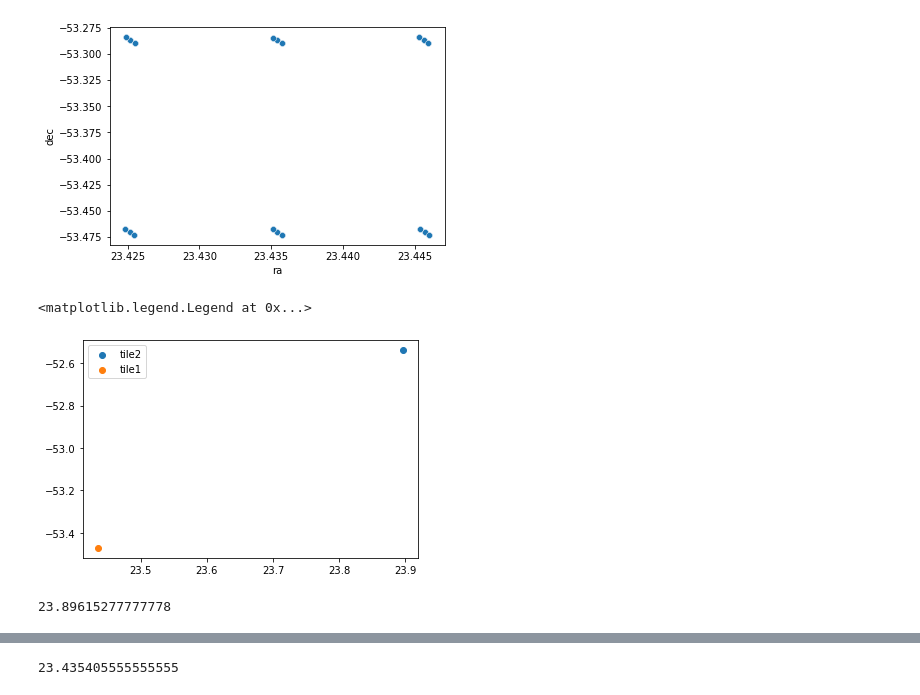
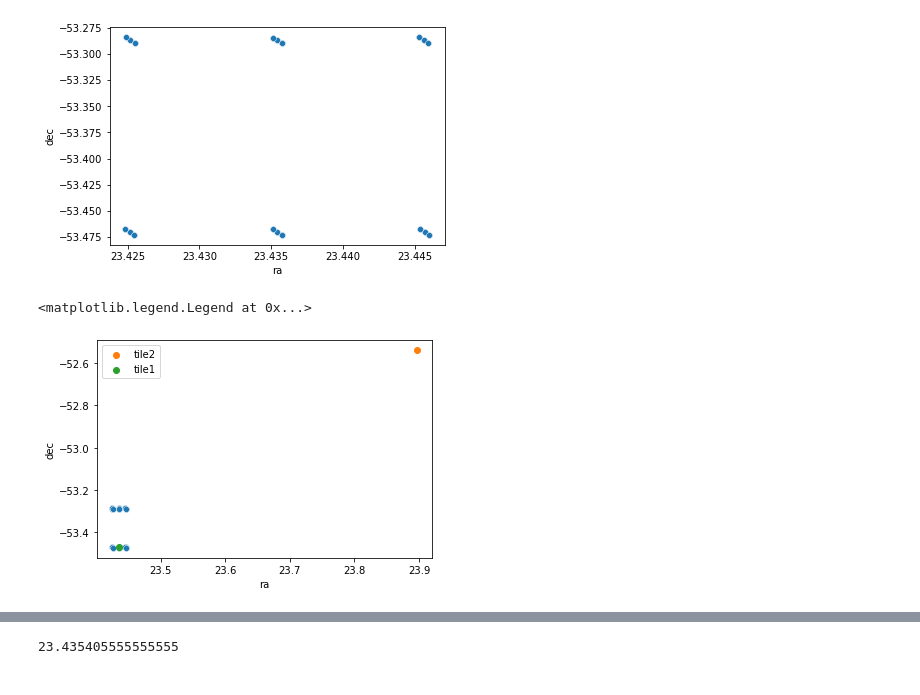
Before and after one commit to fujara/Magellanic-Stream, a Jupyter notebook: scripts/observations1.ipynb, the cells around one changed output, grey strips where cells are left out. Cells and saved outputs as stored; diff of their text form; code cells hidden in the pictures.

Commit message:
corrections for maketable function and saves for plots

```diff
--- a/scripts/observations1.ipynb
+++ b/scripts/observations1.ipynb
@@ -58,7 +74,7 @@ plt.scatter(coords.ra.degree, coords.dec.degree)
 <matplotlib.collections.PathCollection at 0x...>
 [figure]
 # %%
-eso_arch = pd.read_csv('/Users/mncavieres/Documents/2022-1/Investigacion/Data/wdb_query_35534_eso.csv')
+eso_arch = pd.read_csv('/Users/mncavieres/Documents/2022-1/Investigacion/Download Data/wdb_query_35534_eso.csv')
 coords_eso = SkyCoord(eso_arch.RA, eso_arch.DEC, unit = 'deg')
 eso_arch['ra'] = coords_eso.ra.degree
 eso_arch['dec'] = coords_eso.dec.degree
@@ -79,13 +95,11 @@ sns.scatterplot(data = eso_arch.loc[ eso_arch.ra < 23.5], x = 'ra', y = 'dec')
 tile2 = SkyCoord( '23:53:46.15' , '-52:32:21.7', unit = 'deg' )
 tile1 = SkyCoord('23:26:07.46', '-53:28:13.7', unit= 'deg')
 # %%
+
+sns.scatterplot(data = eso_arch.loc[ eso_arch.ra < 23.5], x = 'ra', y = 'dec')
 plt.scatter(tile2.ra.degree, tile2.dec.degree, label = 'tile2')
 plt.scatter(tile1.ra.degree, tile1.dec.degree, label = 'tile1')
 plt.legend()
 # %% [output]
 <matplotlib.legend.Legend at 0x...>
-[figure, old version]
+[figure, new version]
-# %%
-tile2.ra.degree
-# %% [output]
-23.89615277777778
```
Also changed, not shown: parts of 7 cells of this notebook, 1 other file.
